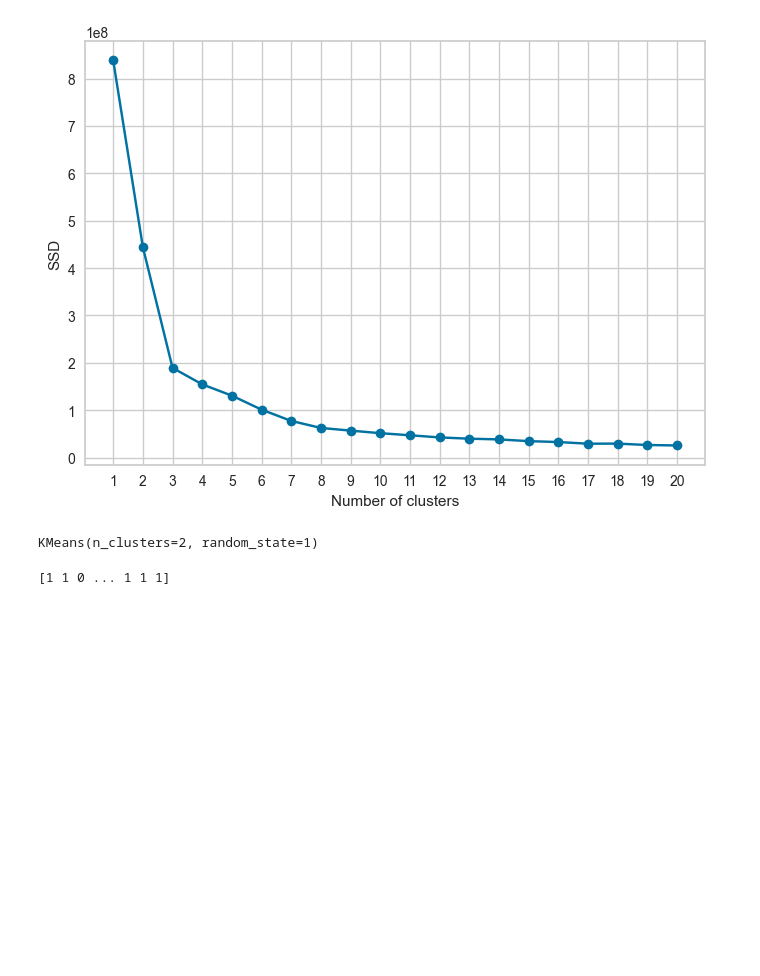
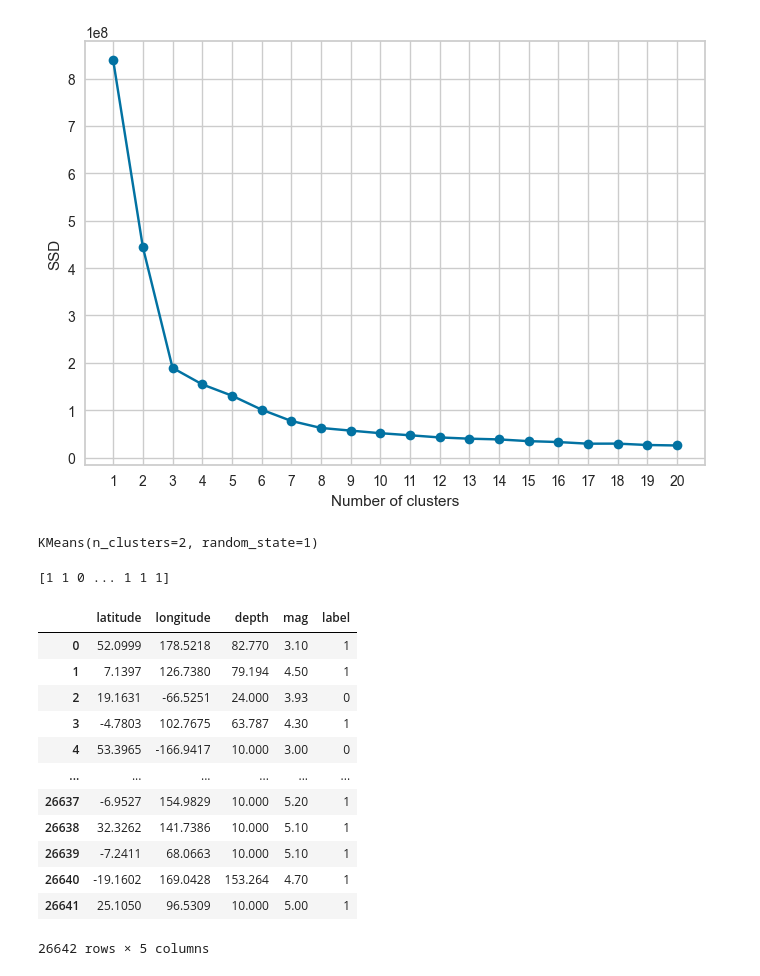
Before and after one commit to waiee/Earthquake_Prediction, a Jupyter notebook: kmeans.ipynb, the cells around one changed output. Saved outputs shown, nothing was run; the diff lists cells and outputs as text; code cells hidden in the pictures; blank space fills up the shorter version.

```diff
--- a/kmeans.ipynb
+++ b/kmeans.ipynb
@@ -120,4 +120,19 @@ print(km.labels_)
 # %%
 # Merge cluster set
 df_clustered = newdf.copy()
 df_clustered['label']=km.labels_
+df_clustered
+# %% [output]
+|  | latitude | longitude | depth | mag | label |
+| 0 | 52.0999 | 178.5218 | 82.770 | 3.10 | 1 |
+| 1 | 7.1397 | 126.7380 | 79.194 | 4.50 | 1 |
+| 2 | 19.1631 | -66.5251 | 24.000 | 3.93 | 0 |
+| 3 | -4.7803 | 102.7675 | 63.787 | 4.30 | 1 |
+| 4 | 53.3965 | -166.9417 | 10.000 | 3.00 | 0 |
+| ... | ... | ... | ... | ... | ... |
+| 26637 | -6.9527 | 154.9829 | 10.000 | 5.20 | 1 |
+| 26638 | 32.3262 | 141.7386 | 10.000 | 5.10 | 1 |
+| 26639 | -7.2411 | 68.0663 | 10.000 | 5.10 | 1 |
+| 26640 | -19.1602 | 169.0428 | 153.264 | 4.70 | 1 |
+| 26641 | 25.1050 | 96.5309 | 10.000 | 5.00 | 1 |
+26642 rows × 5 columns
```
Also changed, not shown: parts of 1 cell of this notebook.
